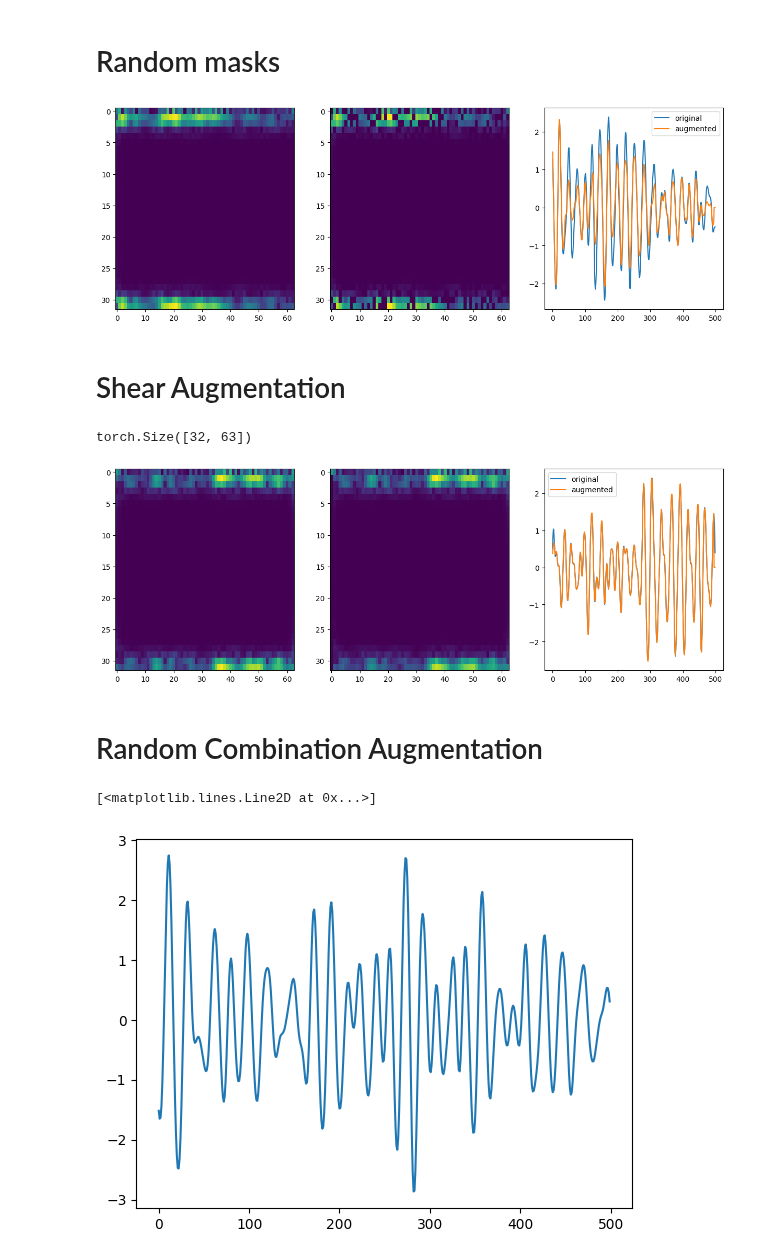
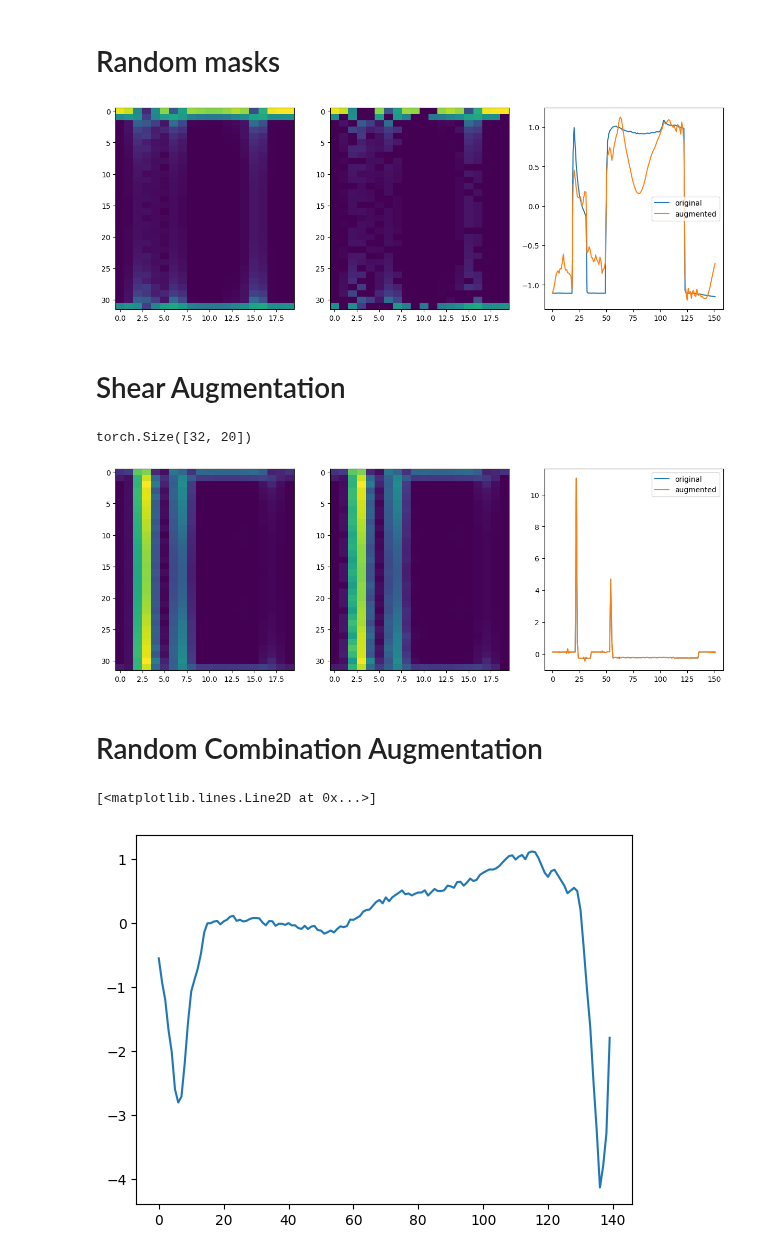
Before and after one commit to erlendlokna/Generative-SSL-VQVAE-modelling, a Jupyter notebook: examine_augmentations.ipynb, the cells around one changed output. Saved outputs shown, nothing was run; the diff lists cells and outputs as text; code cells hidden in the pictures.

```diff
--- a/examine_augmentations.ipynb
+++ b/examine_augmentations.ipynb
@@ -19,7 +19,7 @@ import math
 # %%
 config = load_yaml_param_settings("configs/config.yaml")
 
-# config['dataset']['dataset_name'] = 'Wafer'
+config['dataset']['dataset_name'] = 'ECG5000'
 
 # data pipeline
 dataset_importer = UCRDatasetImporter(**config["dataset"])
@@ -163,7 +163,7 @@ xaug_mask = augmenter.istft(torch.from_numpy(uaug_mask), x.shape[0])
 
 plot(x, xaug_mask, u, uaug_mask)
 # %% [output]
-[figure, old version]
+[figure, new version]
 # %% [markdown]
 # Shear Augmentation
 # %%
@@ -178,27 +178,25 @@ xaug_shear = augmenter.istft(torch.from_numpy(uaug_shear), x.shape[0])
 
 plot(x, xaug_shear, u, uaug_shear)
 # %% [output]
-torch.Size([32, 63])
+torch.Size([32, 20])
-[figure, old version]
+[figure, new version]
 # %% [markdown]
 # Random Combination Augmentation
 # %%
 from preprocessing.augmentations import Augmenter
 
 config = load_yaml_param_settings("configs/config.yaml")
-
-config["dataset"]["dataset_name"] = "FordA"
 
 aug = Augmenter(**config["augmentations"])
 
 x, u = get_x_u()
 xaugs = []
 
-for _ in range(10000):
+for _ in range(100):
     xaug, combination = aug.augment(x, return_combinations=True)
     xaugs.append(xaug)
 
 plt.plot(x, label="original")
 # %% [output]
 [<matplotlib.lines.Line2D at 0x...>]
-[figure, old version]
+[figure, new version]
```
Also changed, not shown: parts of 15 cells of this notebook, 3 other files.
